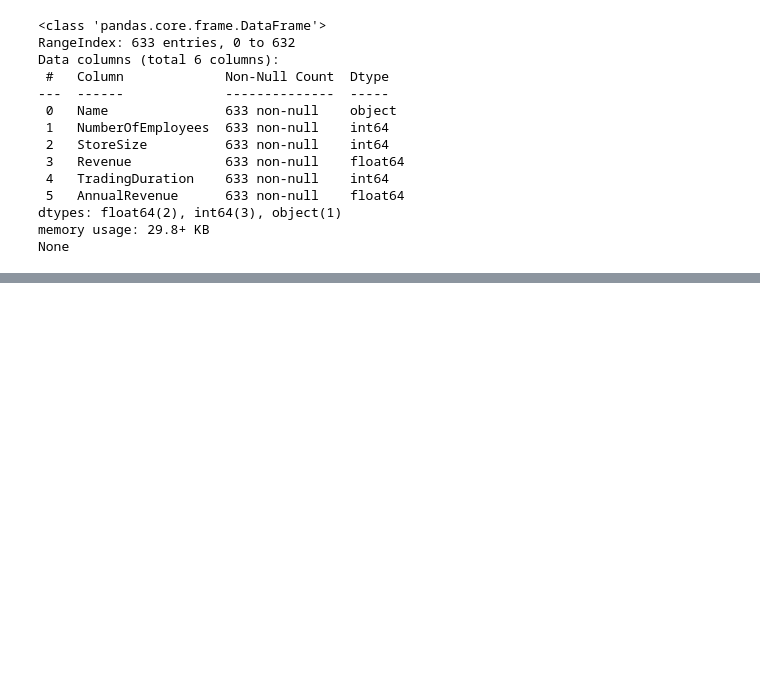
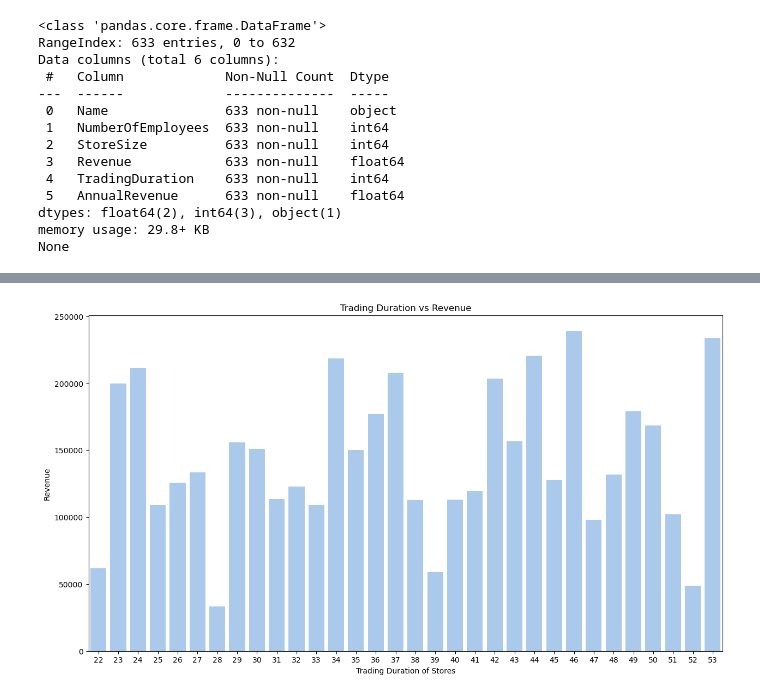
Before and after one commit to jeromechin123/Adventureworks-, a Jupyter notebook: Question 5 .ipynb, the cells around one changed output, grey strips where cells are left out. Drawn from its saved outputs; the diff is of its cells as text; code cells hidden in the pictures; blank space fills up the shorter version.

```diff
--- a/Question 5 .ipynb
+++ b/Question 5 .ipynb
@@ -72,0 +74,10 @@ plt.show()
+# %%
+plt.figure(figsize=(15,8))
+sns.set_color_codes("pastel")
+tradingduration = sns.barplot (x='TradingDuration', y='Revenue', data=StoreData, label="Revenue", color='b', errorbar=None)
+tradingduration.set(xlabel="Trading Duration of Stores", title ='Trading Duration vs Revenue')
+# tradingduration.set_xticklabels(tradingduration.get_xticklabels(),rotation=45,)
+
+plt.show()
+# %% [output]
+[figure, added]
```
Also changed, not shown: parts of 1 cell of this notebook.
